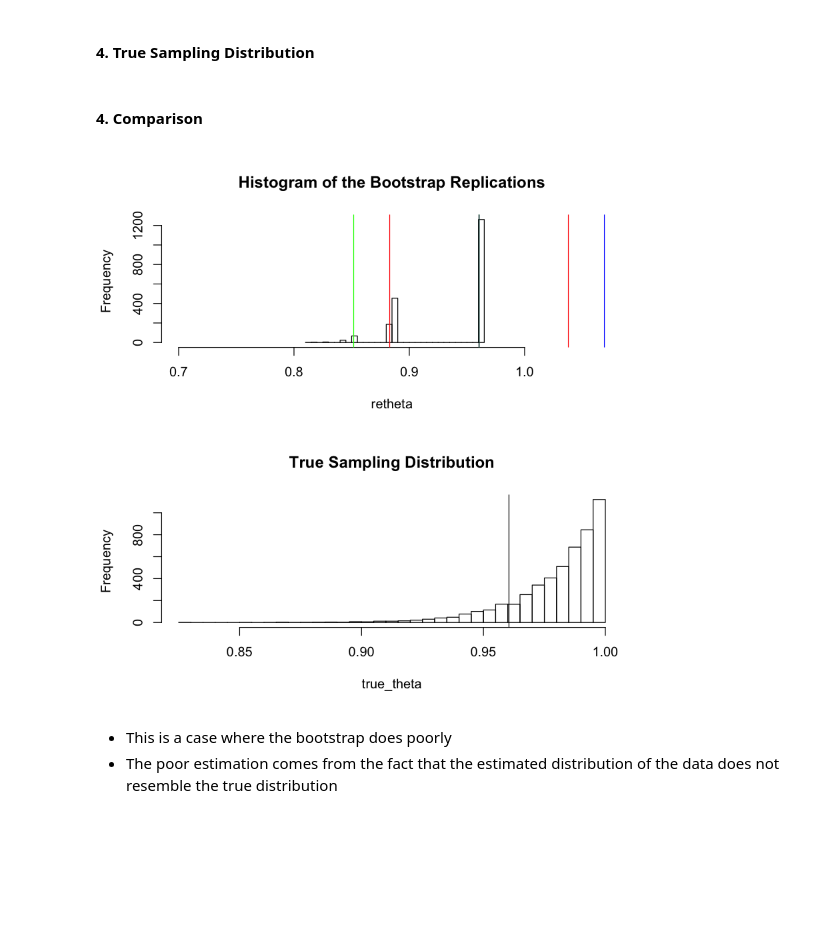
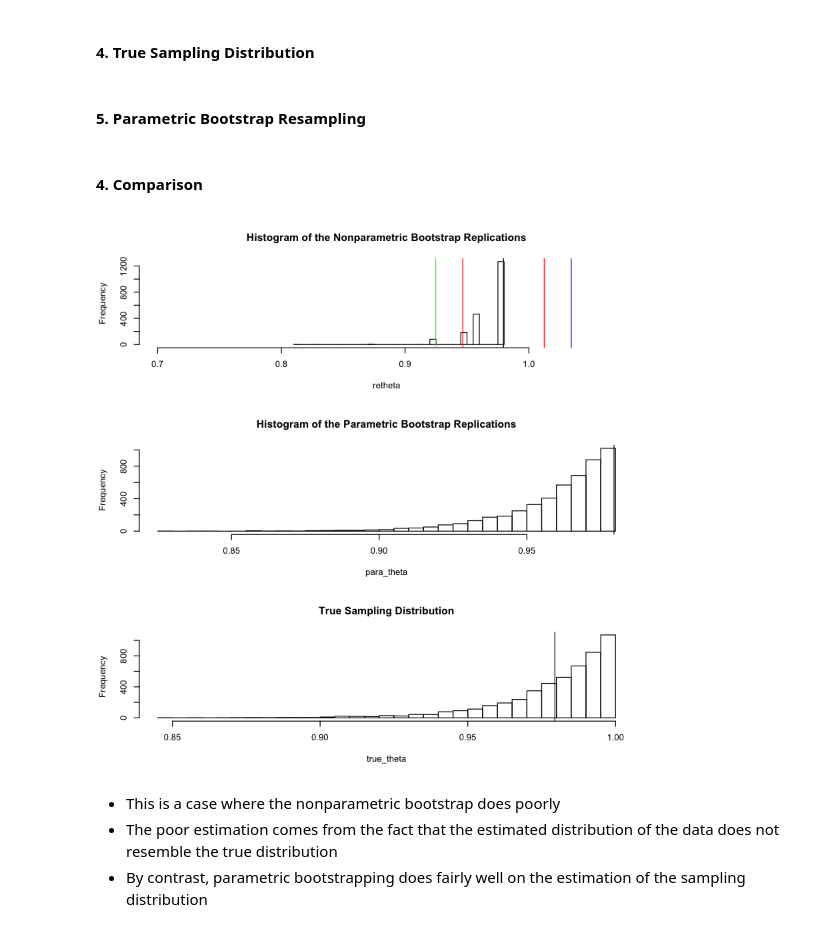
Before and after one commit to riven314/All-of-Statistics-Exercises, a Jupyter notebook: Chp8_Bootstrap_Ex7.ipynb, the cells around one changed output. Drawn from its saved outputs; the diff is of its cells as text; code cells hidden in the pictures; blank space fills up the shorter version.

```diff
--- a/Chp8_Bootstrap_Ex7.ipynb
+++ b/Chp8_Bootstrap_Ex7.ipynb
@@ -4,7 +4,7 @@ Let $X_1,...,X_n \sim Uniform(0, \theta).$ Let $\hat\theta = X_{max} = \max(X_1,
 (a) Find the distribution of $\hat\theta.$ Compare the true distribution of $\hat\theta$ to the histograms from the bootstrap.
 # %%
 n = 50
-B = 2000
+B = 5000
 x <- runif(n, min = 0, max = 1)
 # %% [markdown]
 #### 1. Construct Estimator
@@ -52,22 +52,37 @@ for (b in 1:5000) {
     data <- runif(n, min = 0, max = 1)
     true_theta[b] <- get_max(data)
 }
+# %% [markdown]
+#### 5. Parametric Bootstrap Resampling
+# %%
+para_theta <- numeric(5000)
+for (b in 1:5000) {
+    para_re_x <- runif(n, min = 0, max = theta)
+    para_theta[b] <- get_max(para_re_x)
+}
 # %% [markdown]
 #### 4. Comparison
 # %%
-par(mfrow=c(2,1))    # set the plotting area into a 1*2 array
+par(mfrow=c(3,1))    # set the plotting area into a 1*2 array
 hist(retheta,
      breaks = 40,
-     main = "Histogram of the Bootstrap Replications",
+     main = "Histogram of the Nonparametric Bootstrap Replications",
      xlim = c(0.7,1.07))
 abline(v = norm_ci, col = "red")
 abline(v = pivotal_ci, col = "blue")
 abline(v = percentile_ci, col = "green")
 abline(v = theta, col = "black")
-hist(true_theta, breaks = 50, main = "True Sampling Distribution")
+hist(para_theta,
+     breaks = 50,
+     main = "Histogram of the Parametric Bootstrap Replications")
 abline(v = theta, col = "black")
+hist(true_theta,
+     breaks = 50,
+     main = "True Sampling Distribution")
+abline(v = theta, col = "black")
 # %% [output]
-[figure, old version]
+[figure, new version]
 # %% [markdown]
-* This is a case where the bootstrap does poorly
+* This is a case where the nonparametric bootstrap does poorly
 * The poor estimation comes from the fact that the estimated distribution of the data does not resemble the true distribution
+* By contrast, parametric bootstrapping does fairly well on the estimation of the sampling distribution
```
Also changed, not shown: parts of 3 cells of this notebook.
